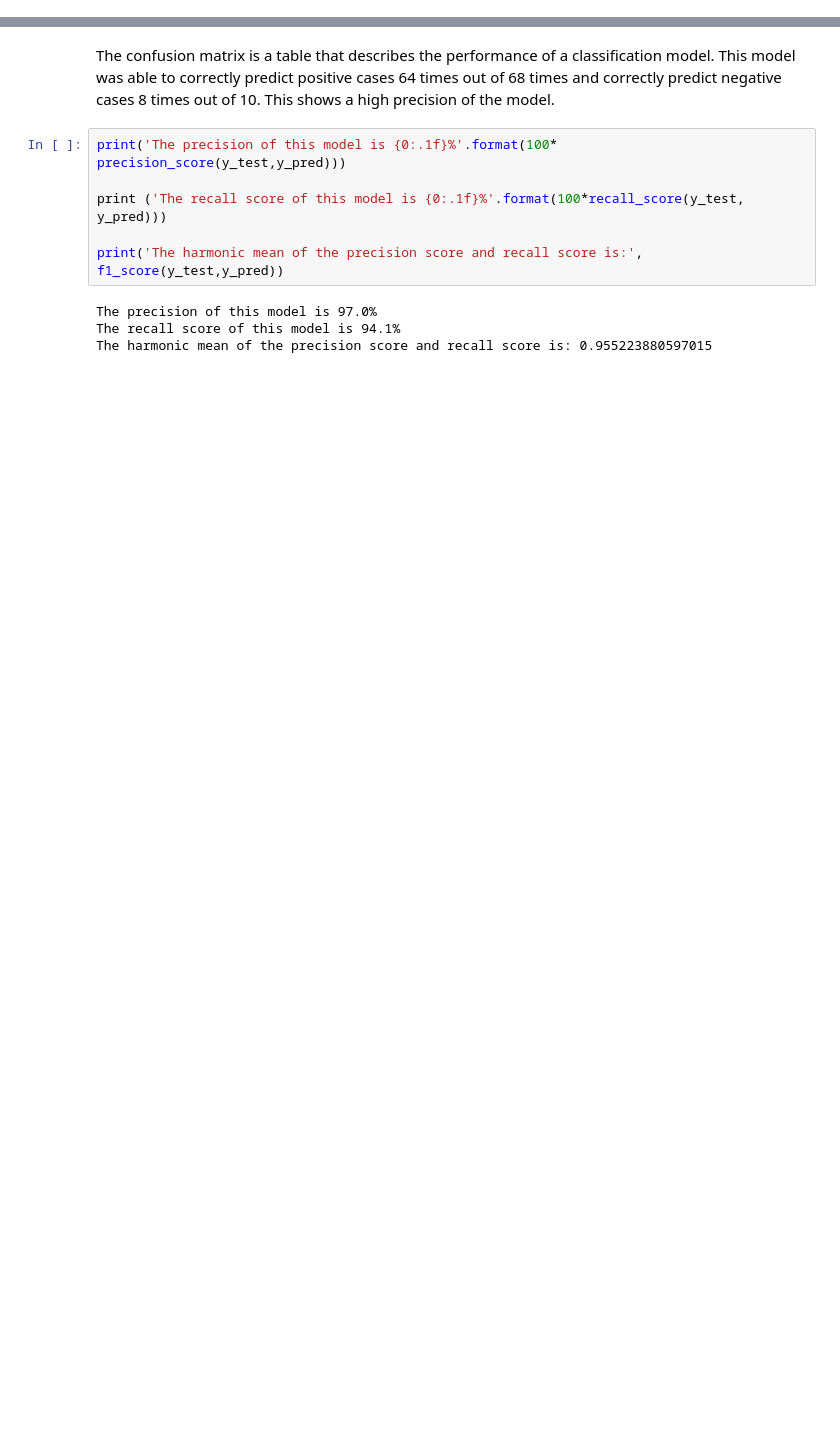
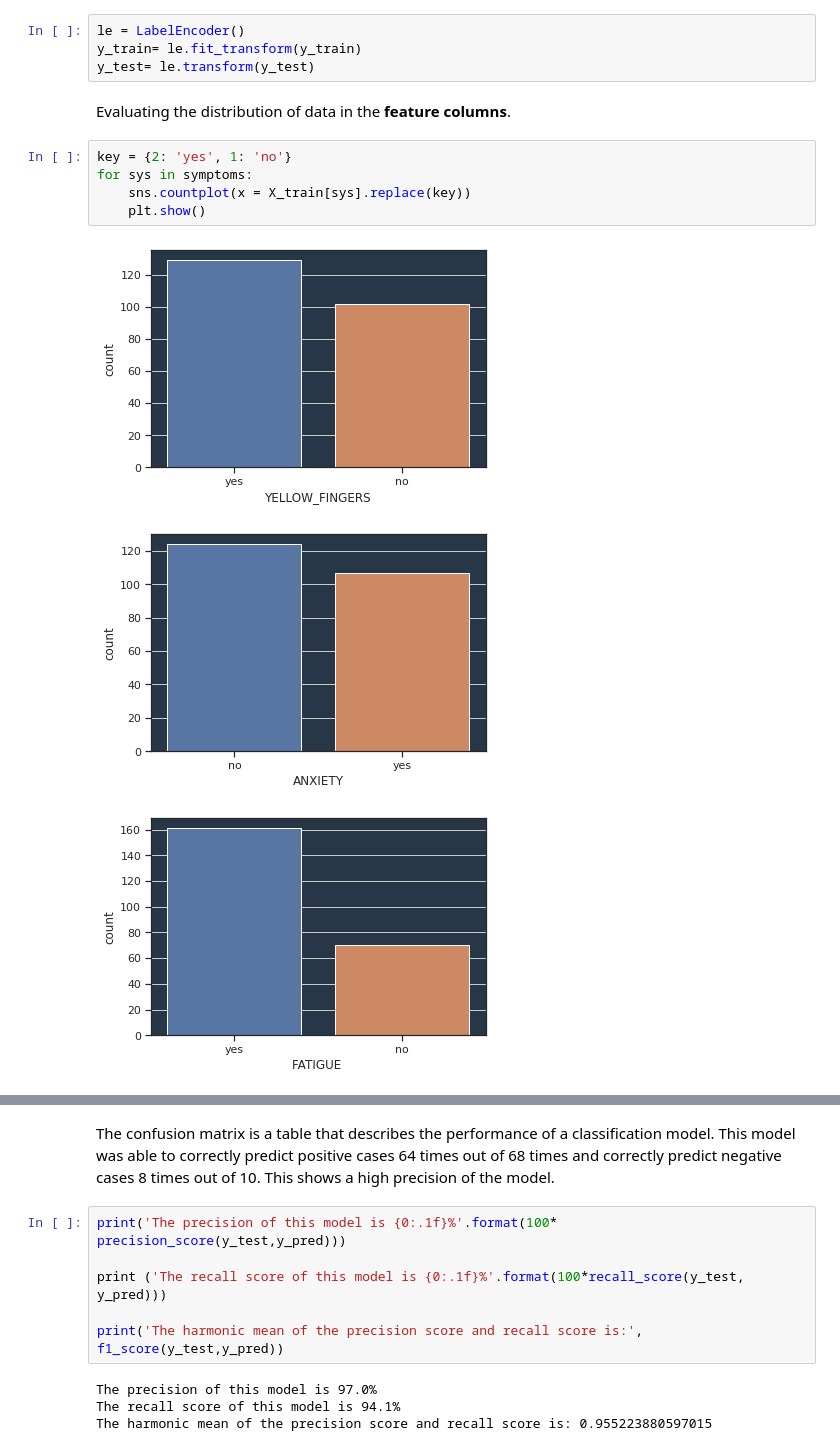
Before and after one commit to Godwin-Ani/Exploratory-data-analysis, a Jupyter notebook: Lung Cancer/predicting-lung-cancer-with-symptoms.ipynb, the cells around one changed output, grey strips where cells are left out. Saved outputs shown, nothing was run; the diff lists cells and outputs as text; blank space fills up the shorter version.

```diff
--- a/Lung Cancer/predicting-lung-cancer-with-symptoms.ipynb
+++ b/Lung Cancer/predicting-lung-cancer-with-symptoms.ipynb
@@ -56,0 +176,15 @@ y_test= le.transform(y_test)
+# %%
+le = LabelEncoder()
+y_train= le.fit_transform(y_train)
+y_test= le.transform(y_test)
+# %% [markdown]
+Evaluating the distribution of data in the **feature columns**.
+# %%
+key = {2: 'yes', 1: 'no'}
+for sys in symptoms:
+	sns.countplot(x = X_train[sys].replace(key))
+	plt.show()
+# %% [output]
+[figure, added]
+[figure, added]
+[figure, added]
```
Also changed, not shown: parts of 23 cells of this notebook.
